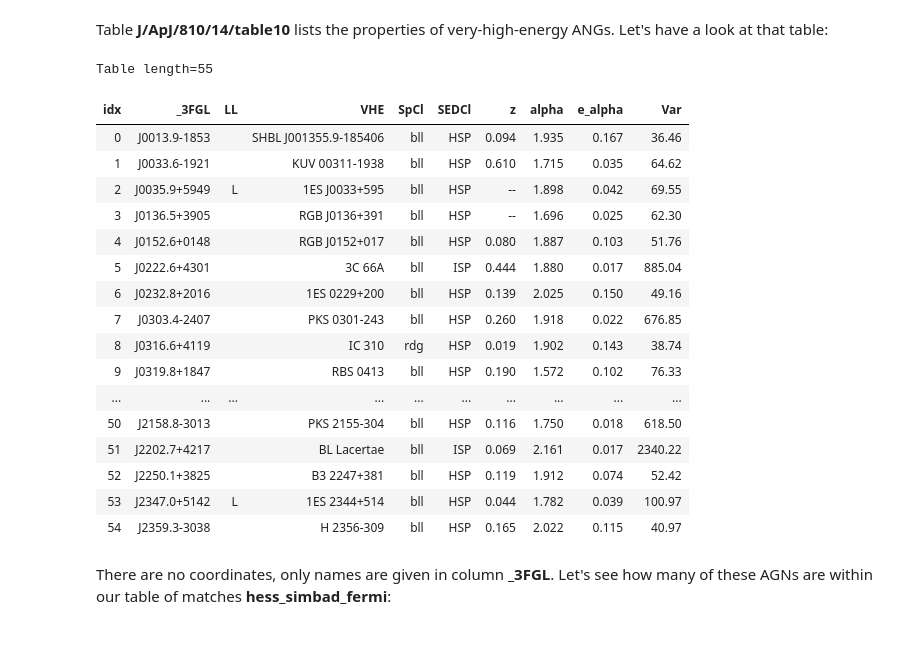
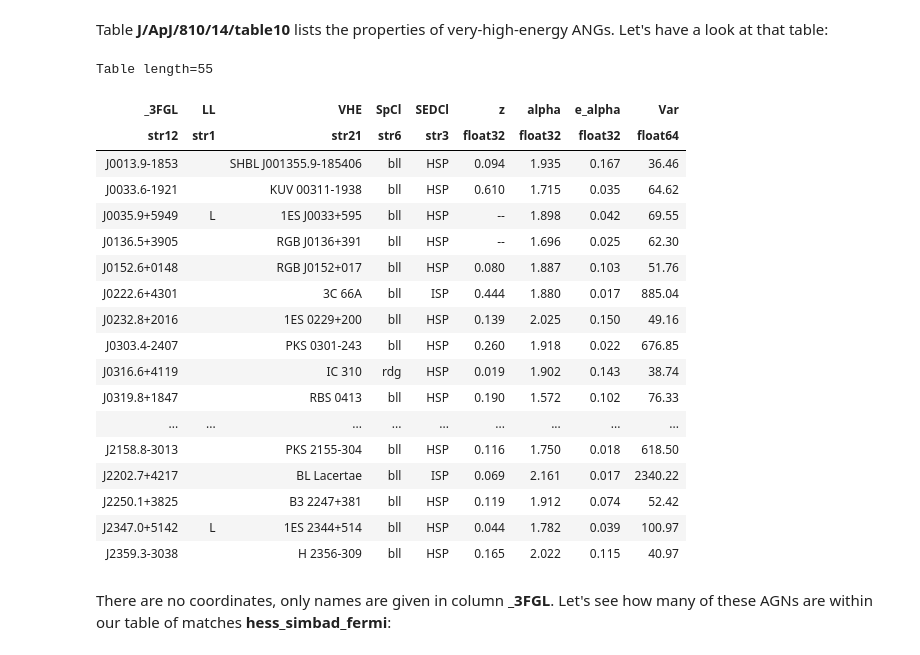
Before and after one commit to cds-astro/tutorials, a Jupyter notebook: Notebooks/4_High_Energy_sources__Multi_instrument_multi_wavelength_exploration_using_VO_tools.ipynb, the cells around one changed output. Cells and saved outputs as stored; diff of their text form; code cells hidden in the pictures.

```diff
--- a/Notebooks/4_High_Energy_sources__Multi_instrument_multi_wavelength_exploration_using_VO_tools.ipynb
+++ b/Notebooks/4_High_Energy_sources__Multi_instrument_multi_wavelength_exploration_using_VO_tools.ipynb
@@ -373,26 +381,27 @@ J/ApJ/810/14/table2 :  *List of ATCA blazar candidates
 Table **J/ApJ/810/14/table10** lists the properties of very-high-energy ANGs. Let's have a look at that table:
 # %%
 table10 = catalog[3]
-table10.show_in_notebook(display_length=3)
+table10
 # %% [output]
 Table length=55
-| idx | _3FGL | LL | VHE | SpCl | SEDCl | z | alpha | e_alpha | Var |
-| 0 | J0013.9-1853 |  | SHBL J001355.9-185406 | bll | HSP | 0.094 | 1.935 | 0.167 | 36.46 |
-| 1 | J0033.6-1921 |  | KUV 00311-1938 | bll | HSP | 0.610 | 1.715 | 0.035 | 64.62 |
-| 2 | J0035.9+5949 | L | 1ES J0033+595 | bll | HSP | -- | 1.898 | 0.042 | 69.55 |
-| 3 | J0136.5+3905 |  | RGB J0136+391 | bll | HSP | -- | 1.696 | 0.025 | 62.30 |
-| 4 | J0152.6+0148 |  | RGB J0152+017 | bll | HSP | 0.080 | 1.887 | 0.103 | 51.76 |
-| 5 | J0222.6+4301 |  | 3C 66A | bll | ISP | 0.444 | 1.880 | 0.017 | 885.04 |
-| 6 | J0232.8+2016 |  | 1ES 0229+200 | bll | HSP | 0.139 | 2.025 | 0.150 | 49.16 |
-| 7 | J0303.4-2407 |  | PKS 0301-243 | bll | HSP | 0.260 | 1.918 | 0.022 | 676.85 |
-| 8 | J0316.6+4119 |  | IC 310 | rdg | HSP | 0.019 | 1.902 | 0.143 | 38.74 |
-| 9 | J0319.8+1847 |  | RBS 0413 | bll | HSP | 0.190 | 1.572 | 0.102 | 76.33 |
-| ... | ... | ... | ... | ... | ... | ... | ... | ... | ... |
-| 50 | J2158.8-3013 |  | PKS 2155-304 | bll | HSP | 0.116 | 1.750 | 0.018 | 618.50 |
-| 51 | J2202.7+4217 |  | BL Lacertae | bll | ISP | 0.069 | 2.161 | 0.017 | 2340.22 |
-| 52 | J2250.1+3825 |  | B3 2247+381 | bll | HSP | 0.119 | 1.912 | 0.074 | 52.42 |
-| 53 | J2347.0+5142 | L | 1ES 2344+514 | bll | HSP | 0.044 | 1.782 | 0.039 | 100.97 |
-| 54 | J2359.3-3038 |  | H 2356-309 | bll | HSP | 0.165 | 2.022 | 0.115 | 40.97 |
+| _3FGL | LL | VHE | SpCl | SEDCl | z | alpha | e_alpha | Var |
+| str12 | str1 | str21 | str6 | str3 | float32 | float32 | float32 | float64 |
+| J0013.9-1853 |  | SHBL J001355.9-185406 | bll | HSP | 0.094 | 1.935 | 0.167 | 36.46 |
+| J0033.6-1921 |  | KUV 00311-1938 | bll | HSP | 0.610 | 1.715 | 0.035 | 64.62 |
+| J0035.9+5949 | L | 1ES J0033+595 | bll | HSP | -- | 1.898 | 0.042 | 69.55 |
+| J0136.5+3905 |  | RGB J0136+391 | bll | HSP | -- | 1.696 | 0.025 | 62.30 |
+| J0152.6+0148 |  | RGB J0152+017 | bll | HSP | 0.080 | 1.887 | 0.103 | 51.76 |
+| J0222.6+4301 |  | 3C 66A | bll | ISP | 0.444 | 1.880 | 0.017 | 885.04 |
+| J0232.8+2016 |  | 1ES 0229+200 | bll | HSP | 0.139 | 2.025 | 0.150 | 49.16 |
+| J0303.4-2407 |  | PKS 0301-243 | bll | HSP | 0.260 | 1.918 | 0.022 | 676.85 |
+| J0316.6+4119 |  | IC 310 | rdg | HSP | 0.019 | 1.902 | 0.143 | 38.74 |
+| J0319.8+1847 |  | RBS 0413 | bll | HSP | 0.190 | 1.572 | 0.102 | 76.33 |
+| ... | ... | ... | ... | ... | ... | ... | ... | ... |
+| J2158.8-3013 |  | PKS 2155-304 | bll | HSP | 0.116 | 1.750 | 0.018 | 618.50 |
+| J2202.7+4217 |  | BL Lacertae | bll | ISP | 0.069 | 2.161 | 0.017 | 2340.22 |
+| J2250.1+3825 |  | B3 2247+381 | bll | HSP | 0.119 | 1.912 | 0.074 | 52.42 |
+| J2347.0+5142 | L | 1ES 2344+514 | bll | HSP | 0.044 | 1.782 | 0.039 | 100.97 |
+| J2359.3-3038 |  | H 2356-309 | bll | HSP | 0.165 | 2.022 | 0.115 | 40.97 |
 # %% [markdown]
 There are no coordinates, only names are given in column **_3FGL**. Let's see how many of these AGNs are within our table of matches **hess_simbad_fermi**:
 # %%
```
Also changed, not shown: parts of 34 cells of this notebook.
